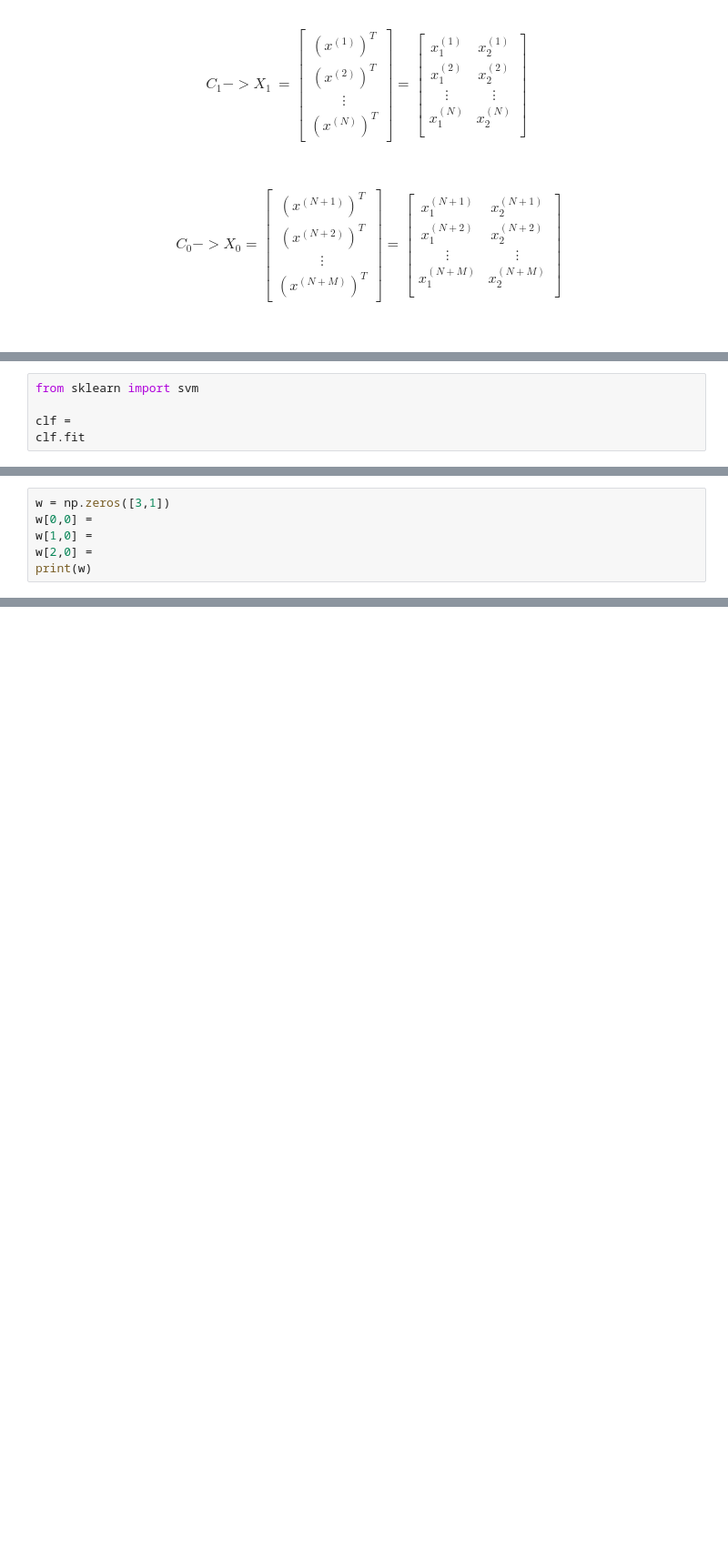
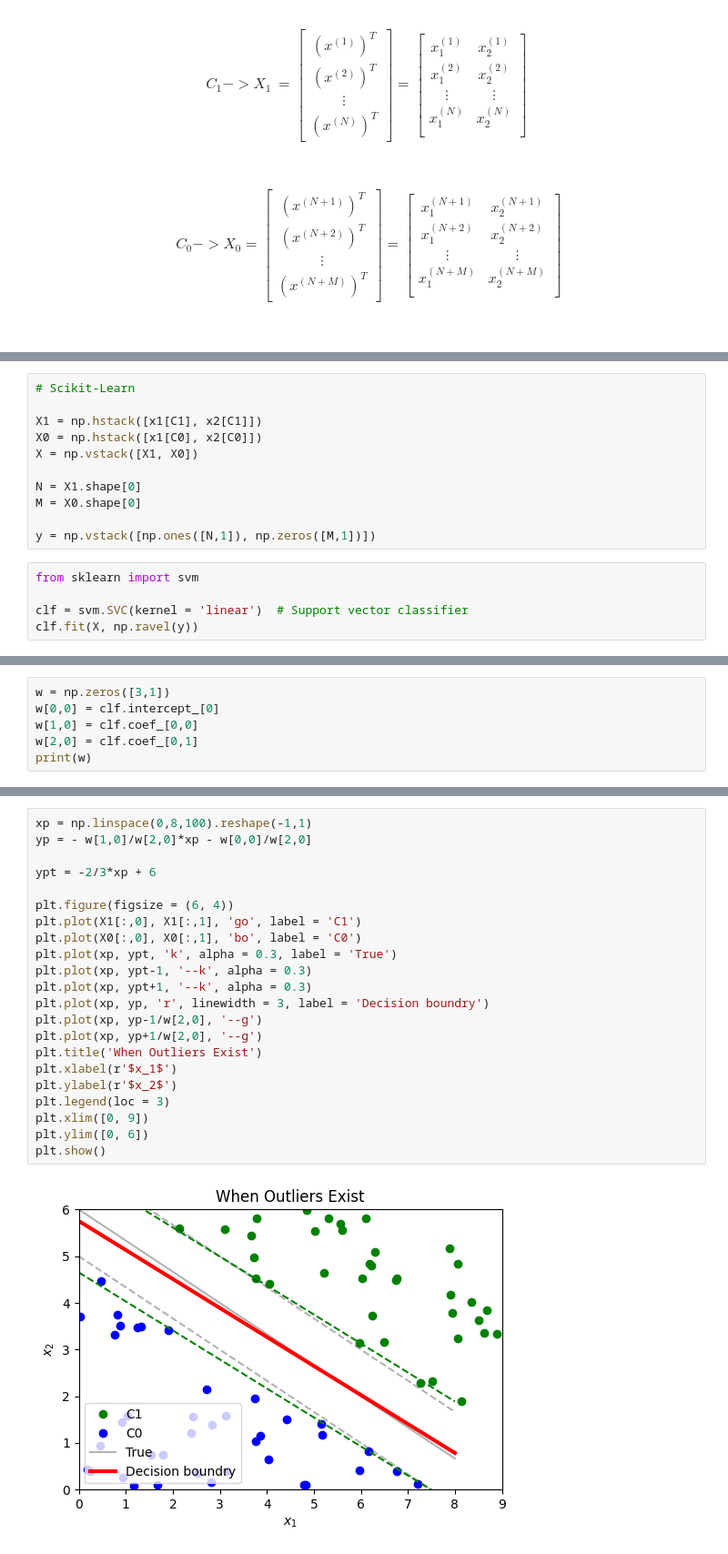
Before and after one commit to donlee4u/ML_Class, a Jupyter notebook: 12주차_SVM.ipynb, the cells around one changed output, grey strips where cells are left out. Shown: that part at 91% size. Drawn from its saved outputs; the diff is of its cells as text; blank space fills up the shorter version.

```diff
--- a/12주차_SVM.ipynb
+++ b/12주차_SVM.ipynb
@@ -695,5 +811,16 @@ $$
+# %%
+# Scikit-Learn
+
+X1 = np.hstack([x1[C1], x2[C1]])
+X0 = np.hstack([x1[C0], x2[C0]])
+X = np.vstack([X1, X0])
+
+N = X1.shape[0]
+M = X0.shape[0]
+
+y = np.vstack([np.ones([N,1]), np.zeros([M,1])])
 # %%
 from sklearn import svm
 
-clf =
-clf.fit
+clf = svm.SVC(kernel = 'linear')  # Support vector classifier
+clf.fit(X, np.ravel(y))
@@ -702,6 +837,6 @@ clf.predict
 # %%
 w = np.zeros([3,1])
-w[0,0] =
-w[1,0] =
-w[2,0] =
+w[0,0] = clf.intercept_[0]
+w[1,0] = clf.coef_[0,0]
+w[2,0] = clf.coef_[0,1]
 print(w)
@@ -714,0 +847,24 @@ ypt = -2/3*xp + 6
+# %%
+xp = np.linspace(0,8,100).reshape(-1,1)
+yp = - w[1,0]/w[2,0]*xp - w[0,0]/w[2,0]
+
+ypt = -2/3*xp + 6
+
+plt.figure(figsize = (6, 4))
+plt.plot(X1[:,0], X1[:,1], 'go', label = 'C1')
+plt.plot(X0[:,0], X0[:,1], 'bo', label = 'C0')
+plt.plot(xp, ypt, 'k', alpha = 0.3, label = 'True')
+plt.plot(xp, ypt-1, '--k', alpha = 0.3)
+plt.plot(xp, ypt+1, '--k', alpha = 0.3)
+plt.plot(xp, yp, 'r', linewidth = 3, label = 'Decision boundry')
+plt.plot(xp, yp-1/w[2,0], '--g')
+plt.plot(xp, yp+1/w[2,0], '--g')
+plt.title('When Outliers Exist')
+plt.xlabel(r'$x_1$')
+plt.ylabel(r'$x_2$')
+plt.legend(loc = 3)
+plt.xlim([0, 9])
+plt.ylim([0, 6])
+plt.show()
+# %% [output]
+[figure, added]
```
Also changed, not shown: parts of 24 cells of this notebook.
